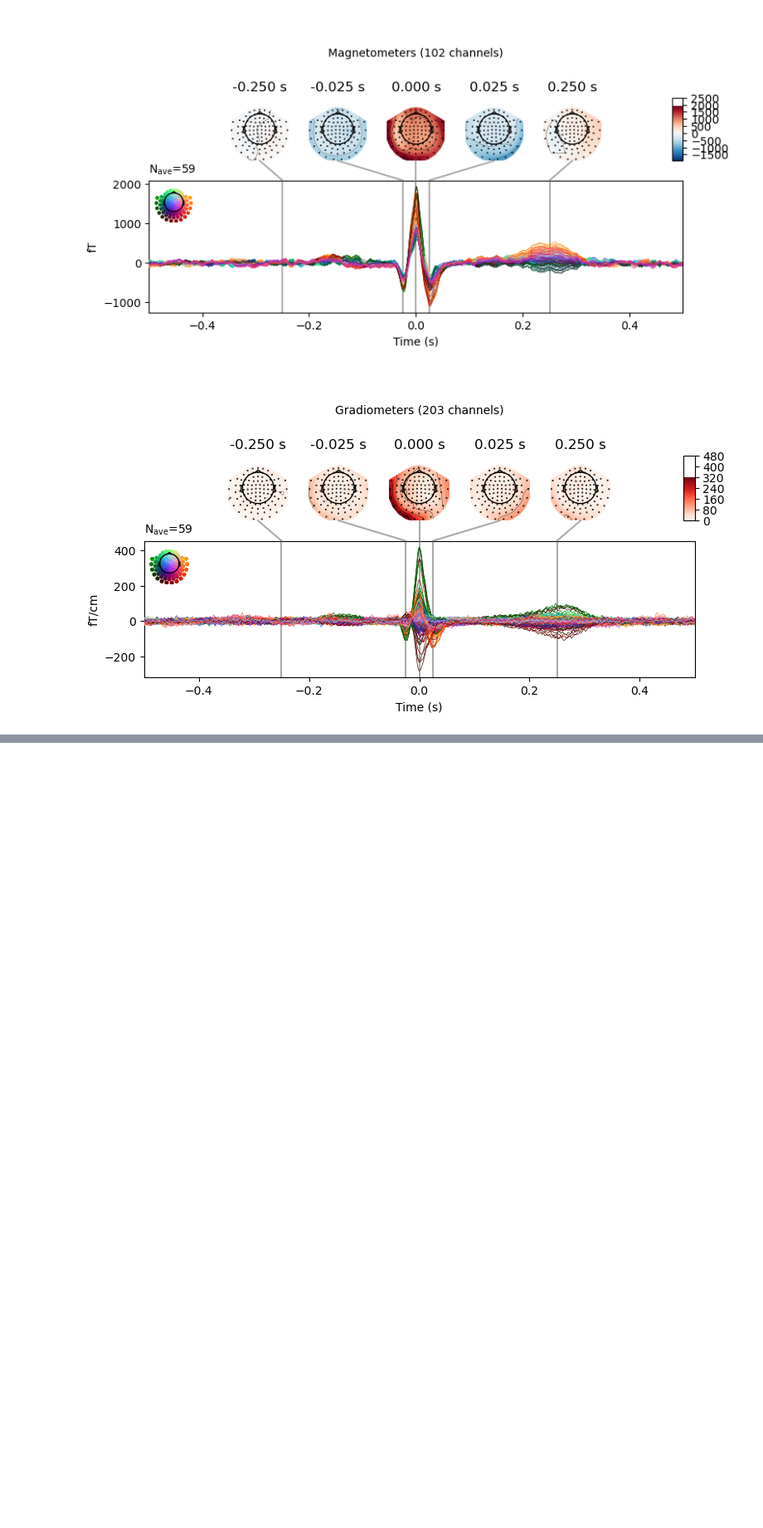
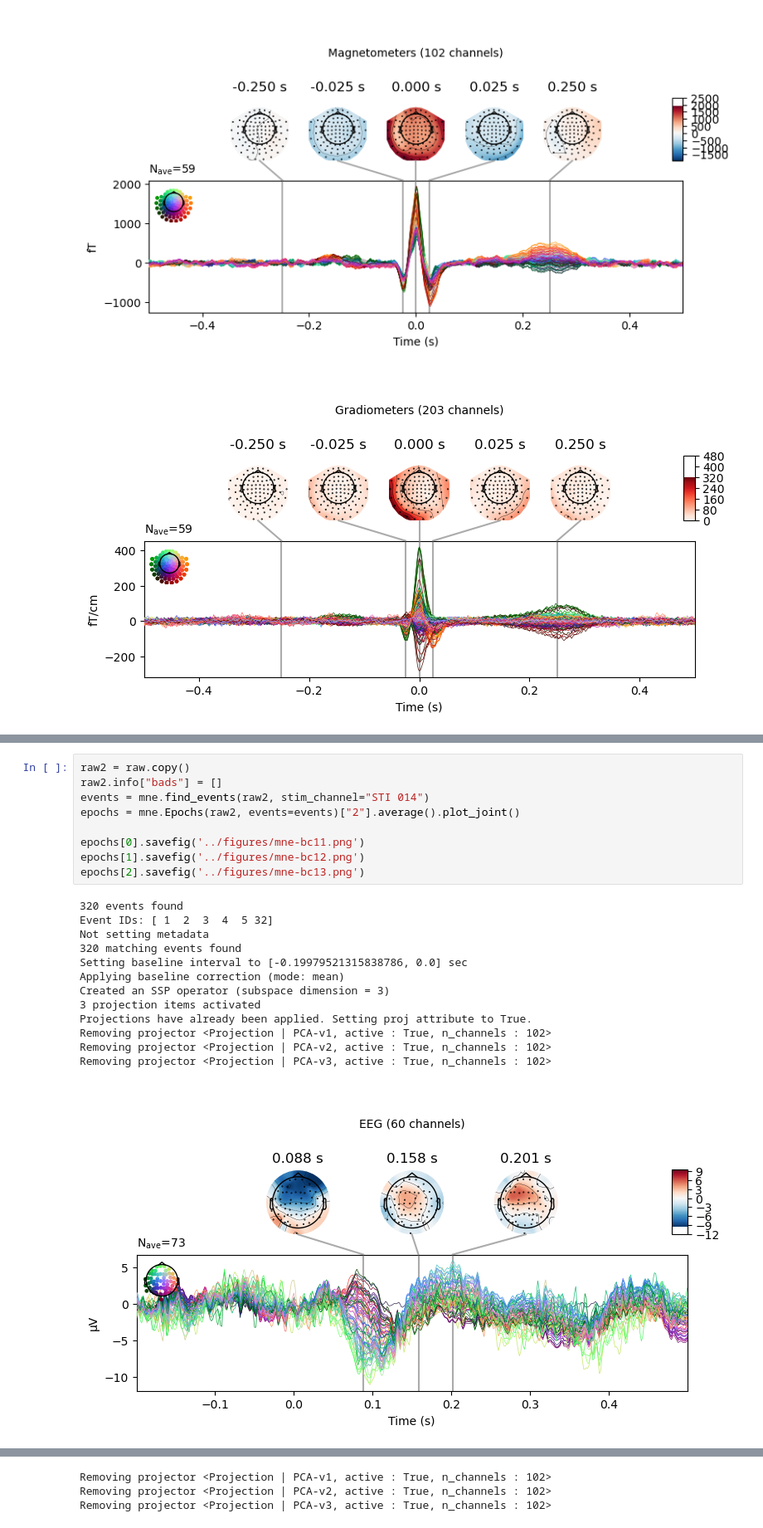
Before and after one commit to Yujingoto/EEG-Analysis, a Jupyter notebook: Analysis/MNE/Untitled.ipynb, the cells around one changed output, grey strips where cells are left out. Shown at 83% size. Drawn from its saved outputs; the diff is of its cells as text; blank space fills up the shorter version.

```diff
--- a/Analysis/MNE/Untitled.ipynb
+++ b/Analysis/MNE/Untitled.ipynb
@@ -210,0 +251,23 @@ No projector specified for this dataset. Please consider the method self.add_pro
+# %%
+raw2 = raw.copy()
+raw2.info["bads"] = []
+events = mne.find_events(raw2, stim_channel="STI 014")
+epochs = mne.Epochs(raw2, events=events)["2"].average().plot_joint()
+
+epochs[0].savefig('../figures/mne-bc11.png')
+epochs[1].savefig('../figures/mne-bc12.png')
+epochs[2].savefig('../figures/mne-bc13.png')
+# %% [output]
+320 events found
+Event IDs: [ 1  2  3  4  5 32]
+Not setting metadata
+320 matching events found
+Setting baseline interval to [-0.19979521315838786, 0.0] sec
+Applying baseline correction (mode: mean)
+Created an SSP operator (subspace dimension = 3)
+3 projection items activated
+Projections have already been applied. Setting proj attribute to True.
+Removing projector <Projection | PCA-v1, active : True, n_channels : 102>
+Removing projector <Projection | PCA-v2, active : True, n_channels : 102>
+Removing projector <Projection | PCA-v3, active : True, n_channels : 102>
+[figure, added]
@@ -210,0 +275,3 @@ No projector specified for this dataset. Please consider the method self.add_pro
+Removing projector <Projection | PCA-v1, active : True, n_channels : 102>
+Removing projector <Projection | PCA-v2, active : True, n_channels : 102>
+Removing projector <Projection | PCA-v3, active : True, n_channels : 102>
```
Also changed, not shown: parts of 10 cells of this notebook, 19 other files.
